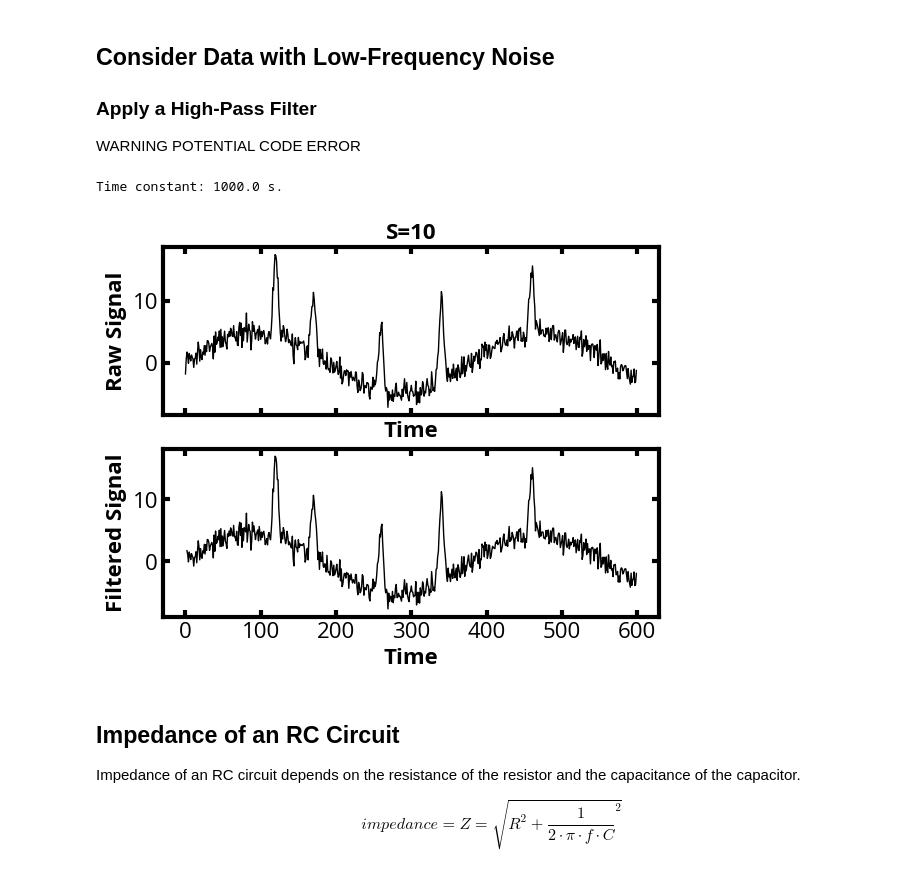
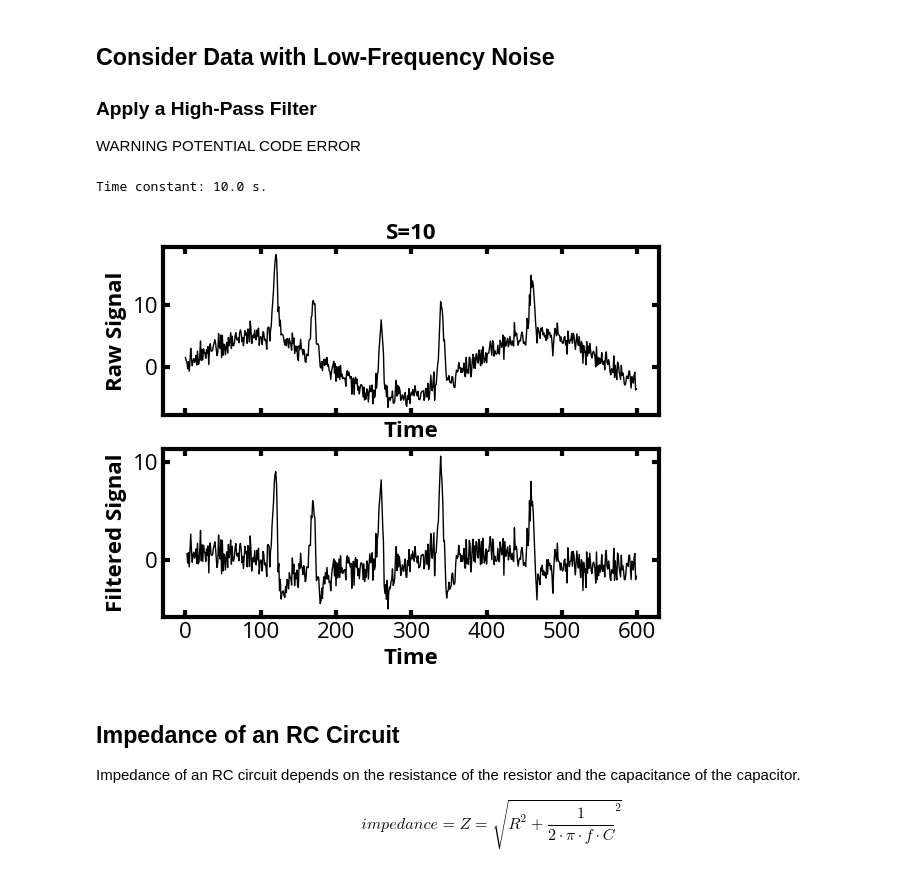
Before and after one commit to mfbush/instrumental-analysis, a Jupyter notebook: notebooks/transducers.ipynb, the cells around one changed output. Saved outputs shown, nothing was run; the diff lists cells and outputs as text; code cells hidden in the pictures.

```diff
--- a/notebooks/transducers.ipynb
+++ b/notebooks/transducers.ipynb
@@ -149,7 +149,7 @@ colors = mpl.cm.magma(np.linspace(0,1,5))
 # %% [markdown]
 ### Apply a low-pass filter...
 # %%
-R = 500. # Resistance in ohms
+R = 500000. # Resistance in ohms
 C = 0.0005 # Capacitance in farads.
 
 RC = R*C     # Time constant in seconds.
@@ -197,7 +197,7 @@ Time constant: 0.25 s.
 ### Apply a High-Pass Filter
 WARNING POTENTIAL CODE ERROR
 # %%
-R = 1000000. # Resistance in ohms
+R = 10000. # Resistance in ohms
 C = 0.001 # Capacitance in farads.
 
 RC = R*C     # Time constant in seconds.
@@ -212,35 +212,35 @@ time = np.arange(0,600,dt)
 
 # https://en.wikipedia.org/wiki/High-pass_filter
 fc = 1./(2*np.pi*RC)
 alpha = 1./((2*np.pi*dt*fc)+1.)
 
 raw = 5.*np.sin(time/60.)
 raw += np.random.randn(np.size(time))
 s = 3.
 raw += 100.*norm.pdf(time, 120,scale=s)
 raw += 70.*norm.pdf(time, 170,scale=s)
 raw += 80.*norm.pdf(time, 260,scale=s)
 raw += 100.*norm.pdf(time, 340,scale=s)
 raw += 70.*norm.pdf(time, 460,scale=s)
 
 ax[0].set_title('S='+str(heights[i]), fontweight='bold')
 ax[0].plot(time,raw,'k',lw=1)
 ax[0].set_xlabel('Time', fontweight='bold')
 
 # Adapted from # From https://en.wikipedia.org/wiki/High-pass_filter
 filtered = np.copy(raw)
 for j in range(2,np.size(raw)):
     filtered[j] = alpha * (filtered[j-1]+raw[j]-raw[j-1])
 
 ax[1].plot(time[2:],filtered[2:],'k',lw=1)
 ax[1].set_xlabel('Time', fontweight='bold')
 
 ax[0].set_ylabel('Raw Signal', fontweight='bold')
 ax[1].set_ylabel('Filtered Signal', fontweight='bold')
 plt.show()
 # %% [output]
-Time constant: 1000.0 s.
+Time constant: 10.0 s.
-[figure, old version]
+[figure, new version]
 # %% [markdown]
 ## Impedance of an RC Circuit
 
```
Also changed, not shown: parts of 1 cell of this notebook, 1 other file.
